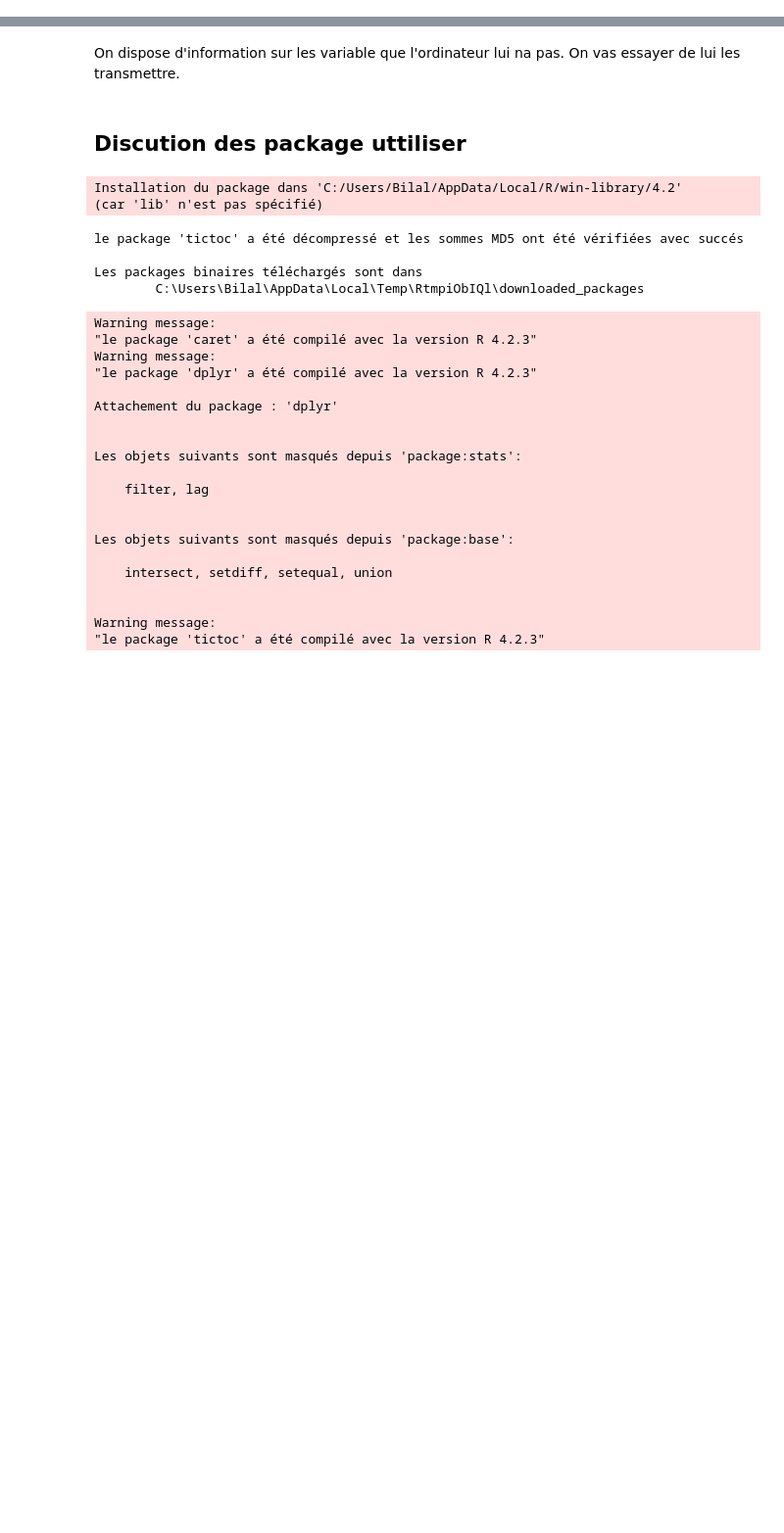
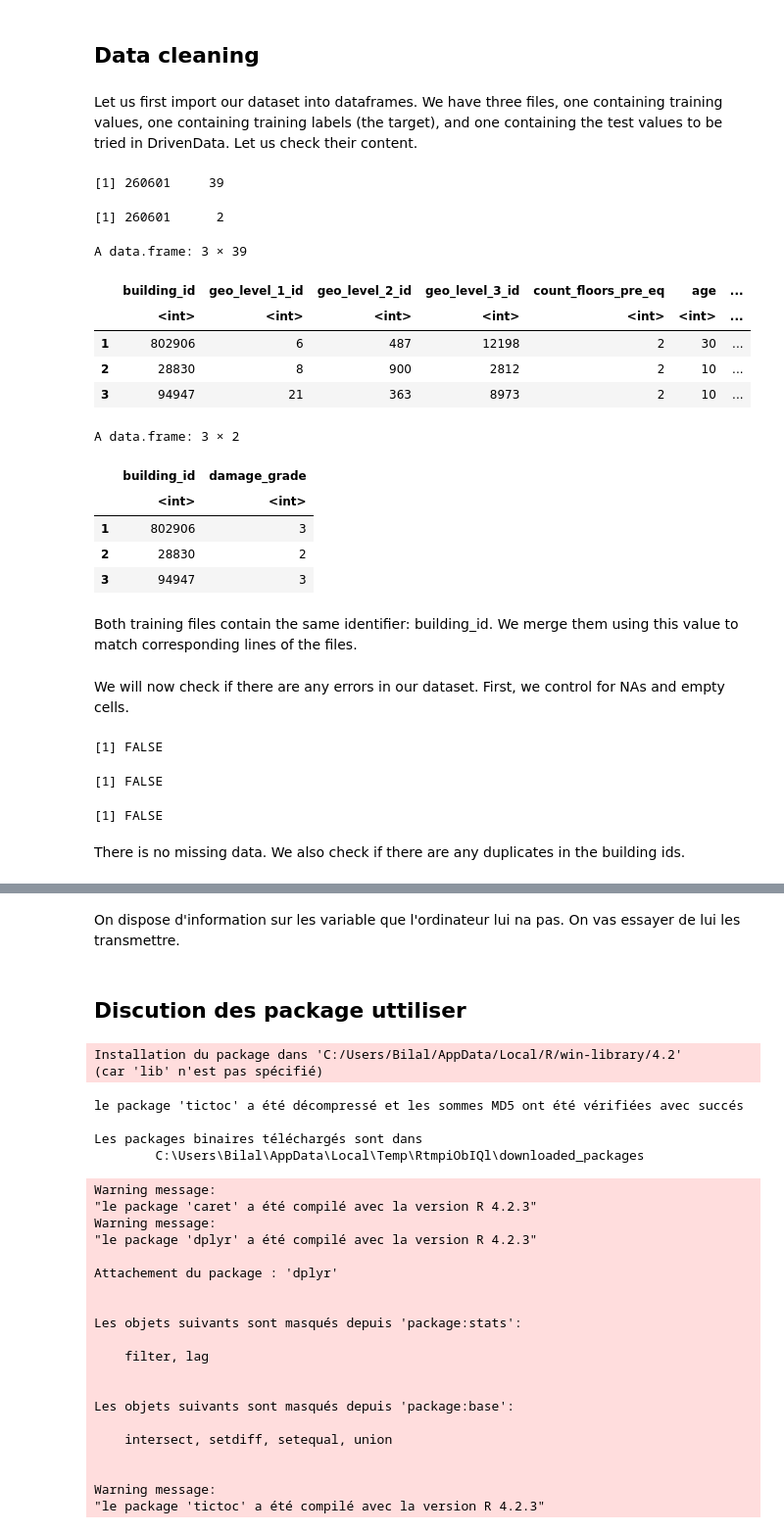
Before and after one commit to bikostet/richter-s-predictor-group-42, a Jupyter notebook: 0_Data Pre-processing .ipynb, the cells around one changed output, grey strips where cells are left out. Shown at 98% size. Cells and saved outputs as stored; diff of their text form; code cells hidden in the pictures; blank space fills up the shorter version.

```diff
--- a/0_Data Pre-processing .ipynb
+++ b/0_Data Pre-processing .ipynb
@@ -8,0 +27,4 @@ test <- read.csv("test_values.csv",stringsAsFactors = T)
+# %% [markdown]
+## Data cleaning
+# %% [markdown]
+Let us first import our dataset into dataframes. We have three files, one containing training values, one containing training labels (the target), and one containing the test values to be tried in DrivenData. Let us check their content.
@@ -8,0 +35,22 @@ test <- read.csv("test_values.csv",stringsAsFactors = T)
+# %%
+dim(train_values)
+dim(train_labels)
+head(train_values,3)
+head(train_labels,3)
+# %% [output]
+[1] 260601     39
+[1] 260601      2
+A data.frame: 3 × 39
+|  | building_id | geo_level_1_id | geo_level_2_id | geo_level_3_id | count_floors_pre_eq | age | ... |
+|  | <int> | <int> | <int> | <int> | <int> | <int> | ... |
+| 1 | 802906 | 6 | 487 | 12198 | 2 | 30 | ... |
+| 2 | 28830 | 8 | 900 | 2812 | 2 | 10 | ... |
+| 3 | 94947 | 21 | 363 | 8973 | 2 | 10 | ... |
+A data.frame: 3 × 2
+|  | building_id | damage_grade |
+|  | <int> | <int> |
+| 1 | 802906 | 3 |
+| 2 | 28830 | 2 |
+| 3 | 94947 | 3 |
+# %% [markdown]
+Both training files contain the same identifier: building_id. We merge them using this value to match corresponding lines of the files.
@@ -8,0 +59,12 @@ test <- read.csv("test_values.csv",stringsAsFactors = T)
+# %% [markdown]
+We will now check if there are any errors in our dataset. First, we control for NAs and empty cells.
+# %%
+any(is.na(data))
+any(data[,]==" ")
+any(data[,]=="")
+# %% [output]
+[1] FALSE
+[1] FALSE
+[1] FALSE
+# %% [markdown]
+There is no missing data. We also check if there are any duplicates in the building ids.
```
Also changed, not shown: parts of 12 cells of this notebook, 2 other files.
